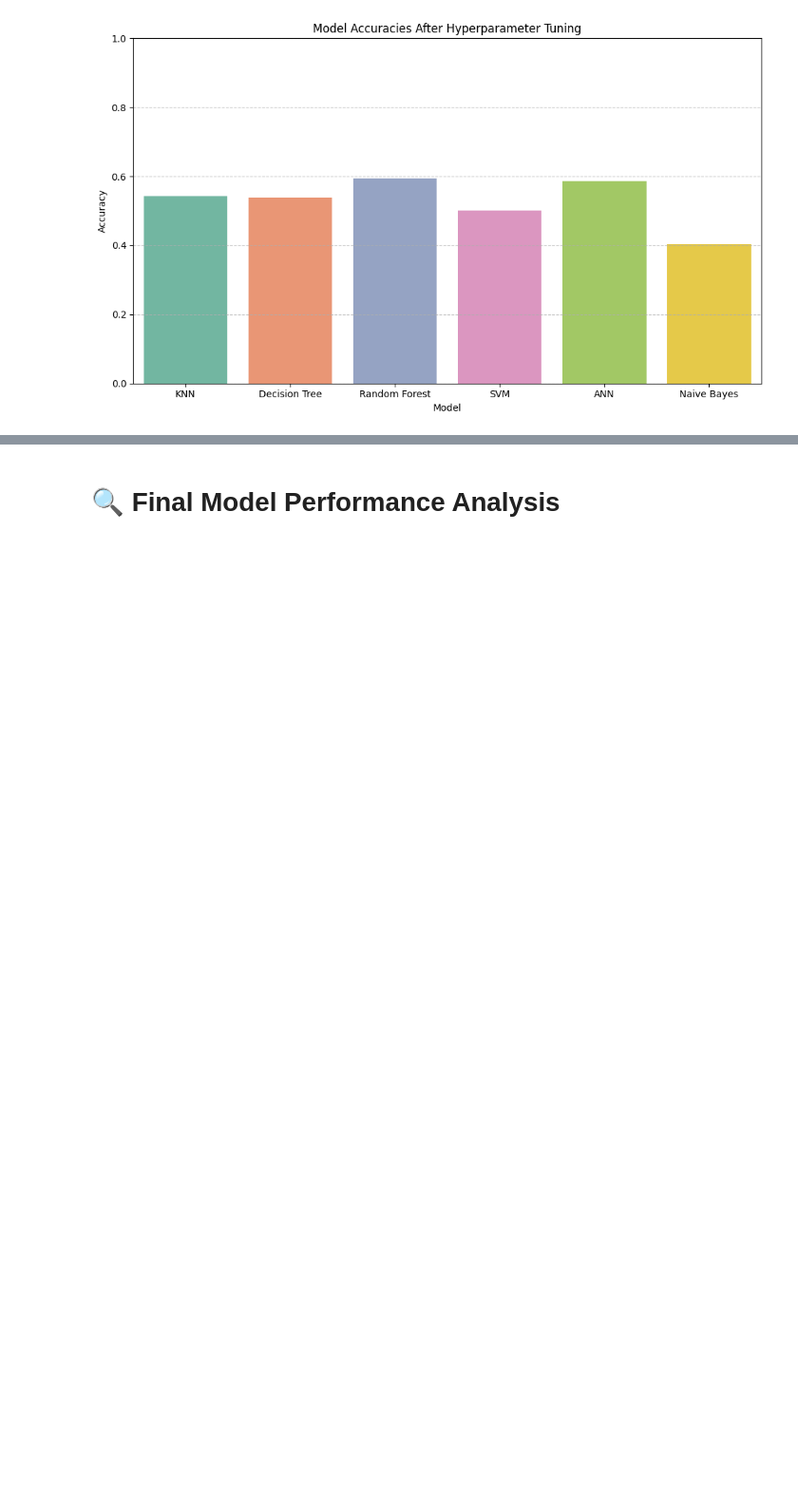
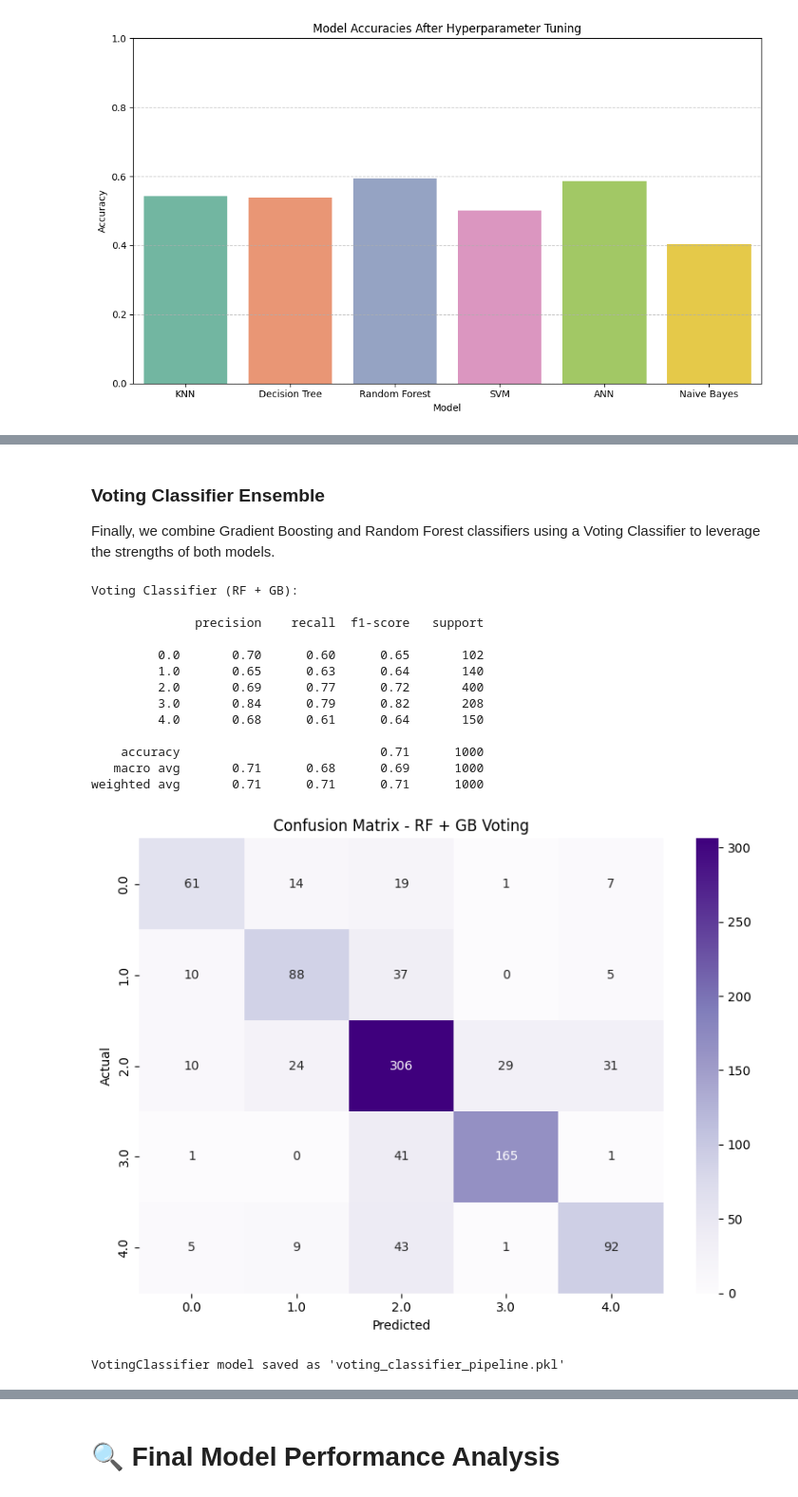
Before and after one commit to Bilal-Fellah/Time-Series-Classification, a Jupyter notebook: submission/TSA_group_project.ipynb, the cells around one changed output, grey strips where cells are left out. Shown at 95% size. Saved outputs shown, nothing was run; the diff lists cells and outputs as text; code cells hidden in the pictures; blank space fills up the shorter version.

```diff
--- a/submission/TSA_group_project.ipynb
+++ b/submission/TSA_group_project.ipynb
@@ -980,0 +1013,73 @@ weighted avg       0.81      0.81      0.80      2000
+# %% [markdown]
+### Voting Classifier Ensemble
+
+Finally, we combine Gradient Boosting and Random Forest classifiers using a Voting Classifier to leverage the strengths of both models.
+# %%
+import pandas as pd
+from sklearn.ensemble import GradientBoostingClassifier, RandomForestClassifier, VotingClassifier
+from sklearn.pipeline import Pipeline
+from sklearn.preprocessing import StandardScaler
+from sklearn.model_selection import train_test_split
+from sklearn.metrics import classification_report, confusion_matrix
+import matplotlib.pyplot as plt
+import seaborn as sns
+import joblib  # for saving the model
+
+# Define base models
+rf = RandomForestClassifier(random_state=42, max_depth=None, n_estimators=200)
+gb = GradientBoostingClassifier(
+    n_estimators=200,
+    learning_rate=0.1,
+    max_depth=5,
+    subsample=0.8,
+    random_state=42
+)
+
+# Combine in VotingClassifier pipeline
+ensemble = Pipeline([
+    ('scaler', StandardScaler()),
+    ('voter', VotingClassifier(estimators=[
+        ('rf', rf),
+        ('gb', gb)
+    ], voting='soft'))  # soft voting uses predicted probabilities
+])
+
+# Train the model
+ensemble.fit(X_train, y_train)
+
+# Predict
+y_pred = ensemble.predict(X_test)
+
+# Evaluation
+print("Voting Classifier (RF + GB):\n")
+print(classification_report(y_test, y_pred))
+
+# Confusion matrix
+cm = confusion_matrix(y_test, y_pred)
+plt.figure(figsize=(8, 6))
+sns.heatmap(cm, annot=True, fmt='d', cmap='Purples', xticklabels=sorted(y.unique()), yticklabels=sorted(y.unique()))
+plt.xlabel("Predicted")
+plt.ylabel("Actual")
+plt.title("Confusion Matrix - RF + GB Voting")
+plt.tight_layout()
+plt.show()
+
+# Save the trained pipeline
+joblib.dump(ensemble, 'voting_classifier_pipeline.pkl')
+print("VotingClassifier model saved as 'voting_classifier_pipeline.pkl'")
+# %% [output]
+Voting Classifier (RF + GB):
+
+              precision    recall  f1-score   support
+
+         0.0       0.70      0.60      0.65       102
+         1.0       0.65      0.63      0.64       140
+         2.0       0.69      0.77      0.72       400
+         3.0       0.84      0.79      0.82       208
+         4.0       0.68      0.61      0.64       150
+
+    accuracy                           0.71      1000
+   macro avg       0.71      0.68      0.69      1000
+weighted avg       0.71      0.71      0.71      1000
+[figure, added]
+VotingClassifier model saved as 'voting_classifier_pipeline.pkl'
```
Also changed, not shown: parts of 51 cells of this notebook, 1 other file.
